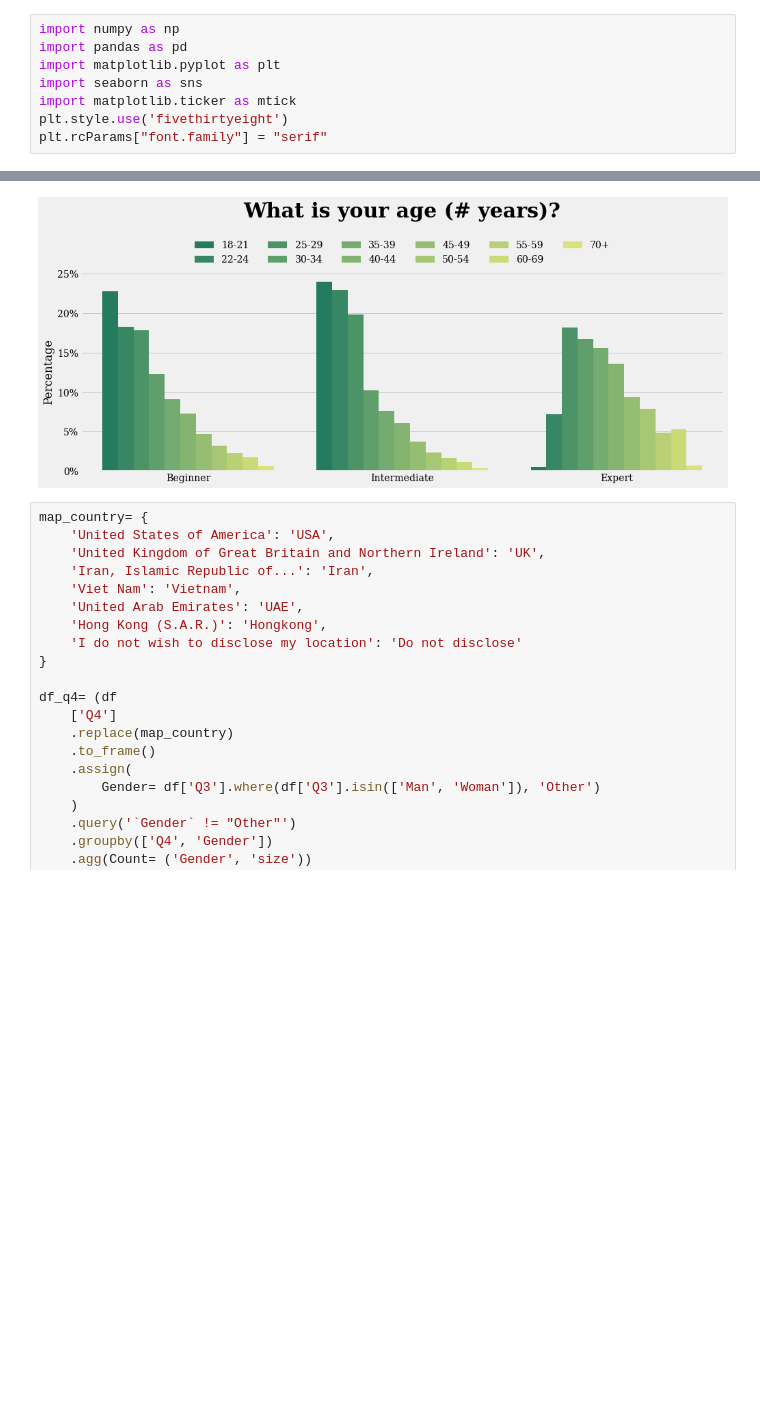
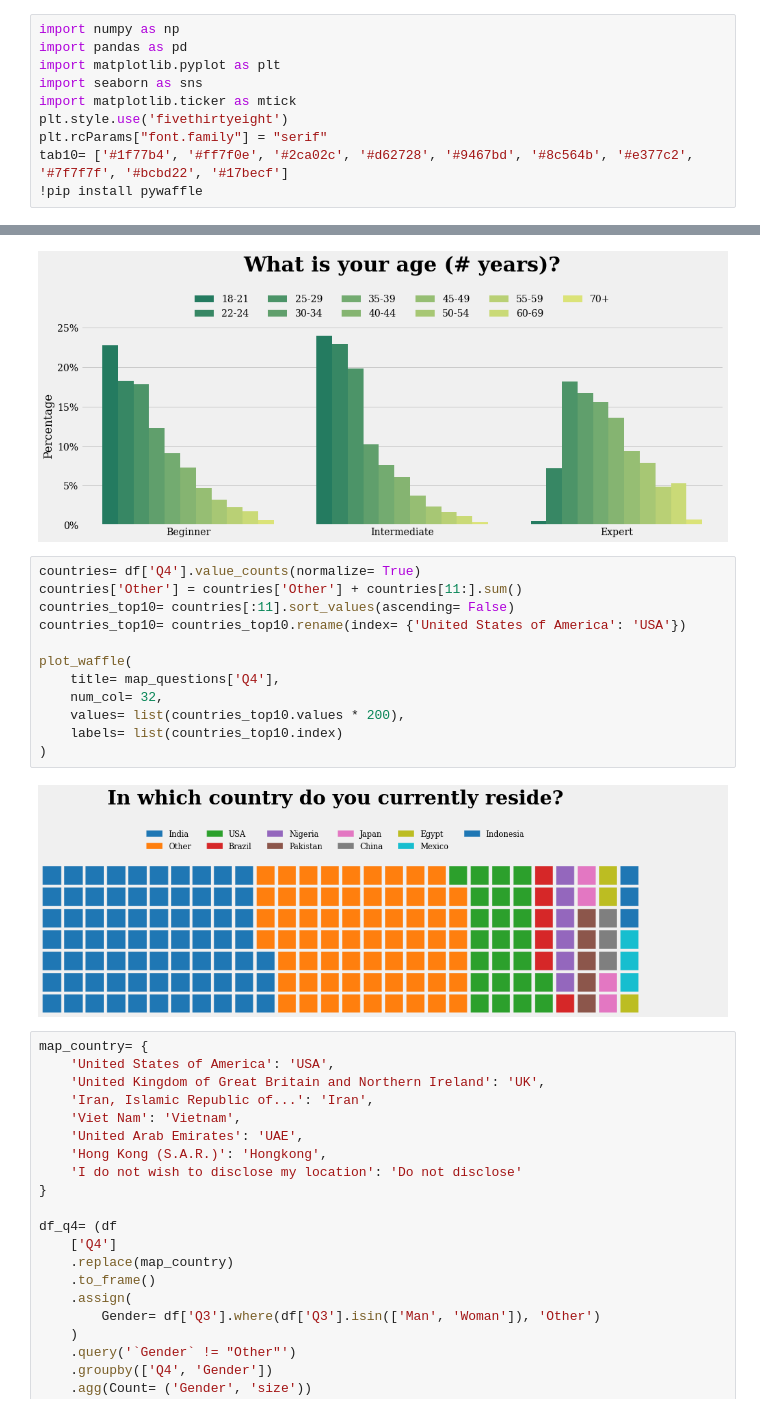
Before and after one commit to danjelito/eda-kaggle-survey-2022, a Jupyter notebook: kaggle-survey-2022.ipynb, the cells around one changed output, grey strips where cells are left out. Drawn from its saved outputs; the diff is of its cells as text; blank space fills up the shorter version.

```diff
--- a/kaggle-survey-2022.ipynb
+++ b/kaggle-survey-2022.ipynb
@@ -6,3 +6,5 @@ import seaborn as sns
 import matplotlib.ticker as mtick
 plt.style.use('fivethirtyeight')
 plt.rcParams["font.family"] = "serif"
+tab10= ['#1f77b4', '#ff7f0e', '#2ca02c', '#d62728', '#9467bd', '#8c564b', '#e377c2', '#7f7f7f', '#bcbd22', '#17becf']
+!pip install pywaffle
@@ -196,6 +250,20 @@ def plot_bidirectional_barplot(suptitle, index, column1, title1, column2, title2
 plot_var_per_group('Q2', 'Age')
 # %% [output]
 [figure]
+# %%
+countries= df['Q4'].value_counts(normalize= True)
+countries['Other'] = countries['Other'] + countries[11:].sum()
+countries_top10= countries[:11].sort_values(ascending= False)
+countries_top10= countries_top10.rename(index= {'United States of America': 'USA'})
+
+plot_waffle(
+    title= map_questions['Q4'],
+    num_col= 32,
+    values= list(countries_top10.values * 200),
+    labels= list(countries_top10.index)
+)
+# %% [output]
+[figure, added]
 # %%
 map_country= {
     'United States of America': 'USA',
```
Also changed, not shown: parts of 4 cells of this notebook.
